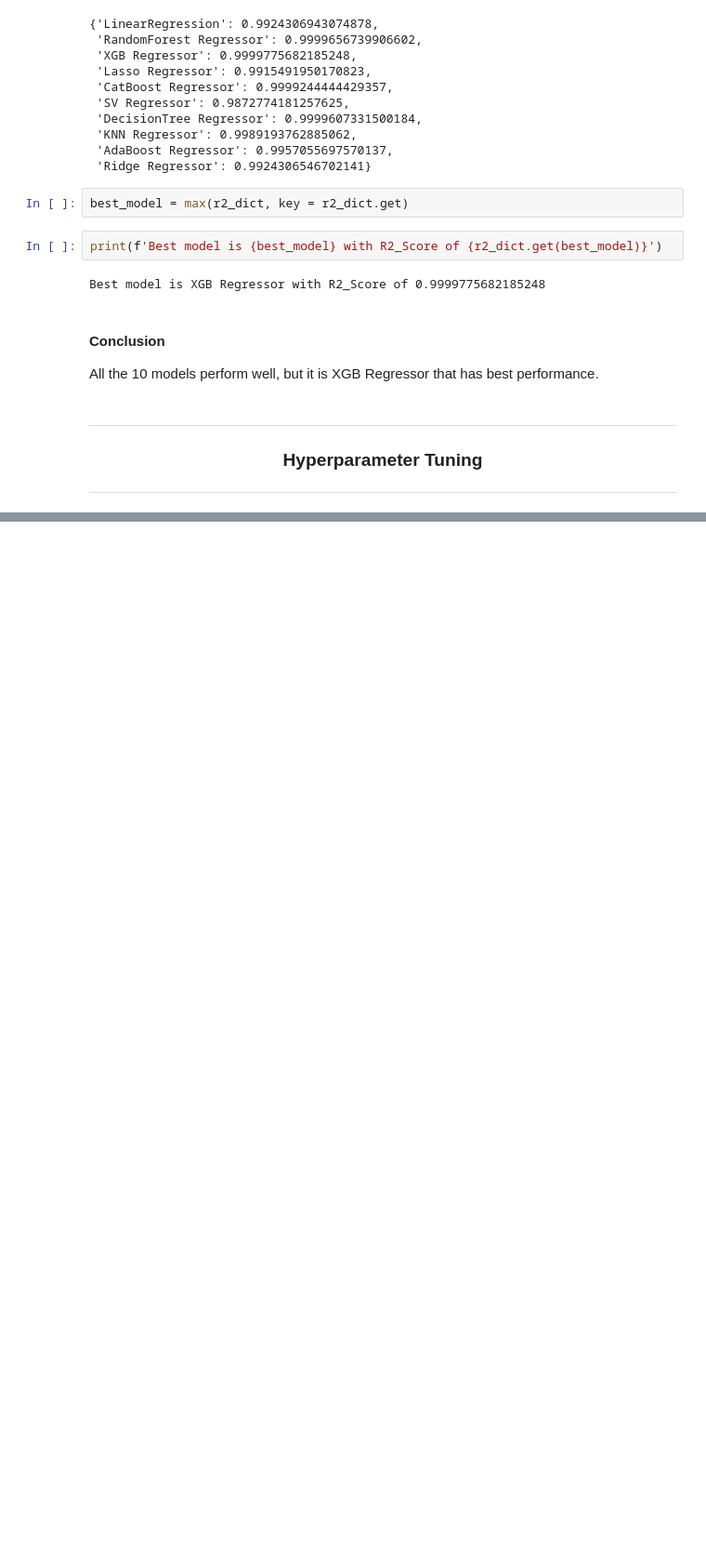
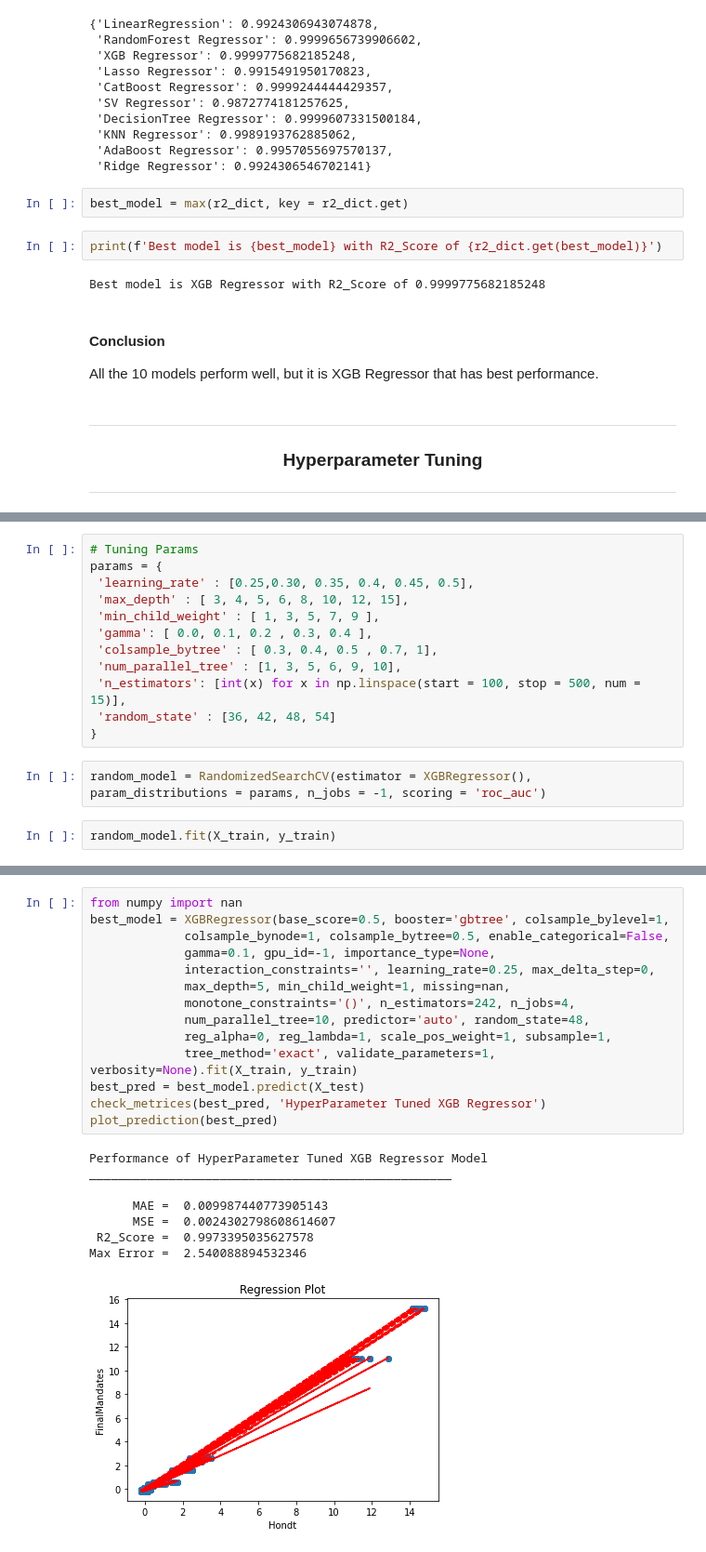
Before and after one commit to sreeh4ri/ictk_projects, a Jupyter notebook: projects/Final-Project/final-project-modelling.ipynb, the cells around one changed output, grey strips where cells are left out. Shown: that part at 93% size. Saved outputs shown, nothing was run; the diff lists cells and outputs as text; blank space fills up the shorter version.

Commit message:
Hyper parameter tuning

```diff
--- a/projects/Final-Project/final-project-modelling.ipynb
+++ b/projects/Final-Project/final-project-modelling.ipynb
@@ -332,0 +366,16 @@ All the 10 models perform well, but it is XGB Regressor that has best performanc
+# %%
+# Tuning Params
+params = {
+ 'learning_rate' : [0.25,0.30, 0.35, 0.4, 0.45, 0.5],
+ 'max_depth' : [ 3, 4, 5, 6, 8, 10, 12, 15],
+ 'min_child_weight' : [ 1, 3, 5, 7, 9 ],
+ 'gamma': [ 0.0, 0.1, 0.2 , 0.3, 0.4 ],
+ 'colsample_bytree' : [ 0.3, 0.4, 0.5 , 0.7, 1],
+ 'num_parallel_tree' : [1, 3, 5, 6, 9, 10],
+ 'n_estimators': [int(x) for x in np.linspace(start = 100, stop = 500, num = 15)],
+ 'random_state' : [36, 42, 48, 54]
+}
+# %%
+random_model = RandomizedSearchCV(estimator = XGBRegressor(), param_distributions = params, n_jobs = -1, scoring = 'roc_auc')
+# %%
+random_model.fit(X_train, y_train)
@@ -332,0 +412,23 @@ All the 10 models perform well, but it is XGB Regressor that has best performanc
+# %%
+from numpy import nan
+best_model = XGBRegressor(base_score=0.5, booster='gbtree', colsample_bylevel=1,
+             colsample_bynode=1, colsample_bytree=0.5, enable_categorical=False,
+             gamma=0.1, gpu_id=-1, importance_type=None,
+             interaction_constraints='', learning_rate=0.25, max_delta_step=0,
+             max_depth=5, min_child_weight=1, missing=nan,
+             monotone_constraints='()', n_estimators=242, n_jobs=4,
+             num_parallel_tree=10, predictor='auto', random_state=48,
+             reg_alpha=0, reg_lambda=1, scale_pos_weight=1, subsample=1,
+             tree_method='exact', validate_parameters=1, verbosity=None).fit(X_train, y_train)
+best_pred = best_model.predict(X_test)
+check_metrices(best_pred, 'HyperParameter Tuned XGB Regressor')
+plot_prediction(best_pred)
+# %% [output]
+Performance of HyperParameter Tuned XGB Regressor Model
+__________________________________________________
+
+      MAE =  0.009987440773905143
+      MSE =  0.0024302798608614607
+ R2_Score =  0.9973395035627578
+Max Error =  2.540088894532346
+[figure, added]
```
Also changed, not shown: parts of 19 cells of this notebook.
